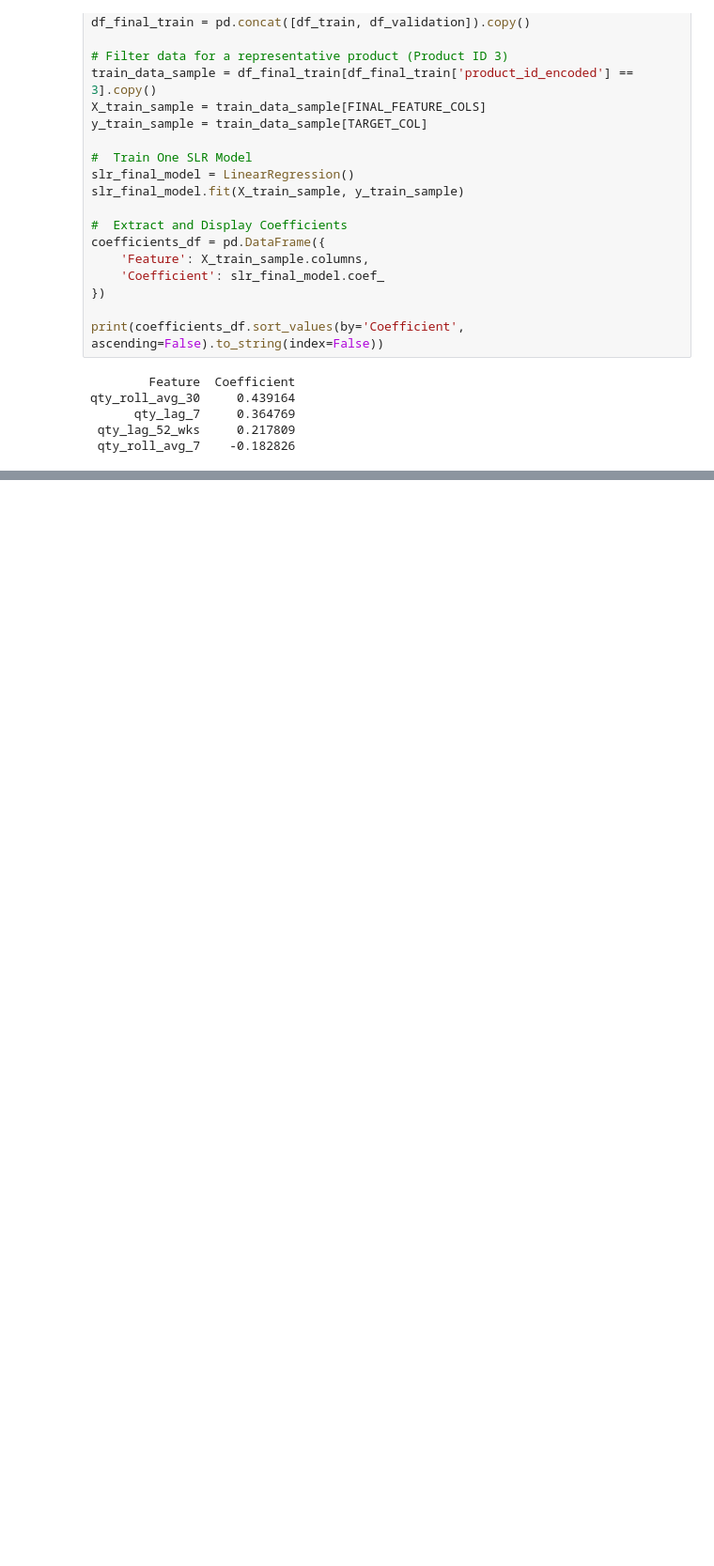
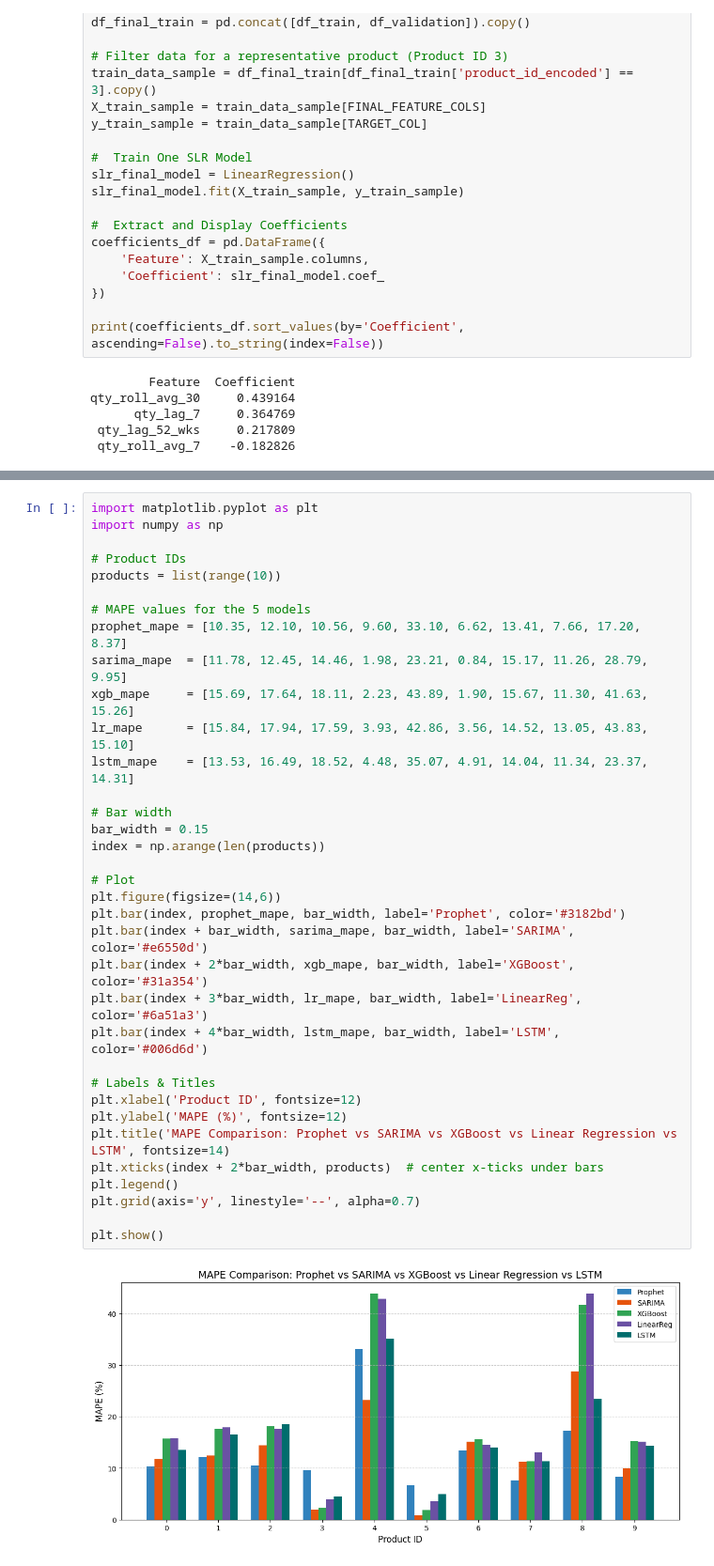
Before and after one commit to ShashwatBansal14/Inventory_forecast_model, a Jupyter notebook: 02_EDA_Feature_eng.ipynb, the cells around one changed output, grey strips where cells are left out. Shown at 94% size. Drawn from its saved outputs; the diff is of its cells as text; blank space fills up the shorter version.

Commit message:
Model selection done

```diff
--- a/02_EDA_Feature_eng.ipynb
+++ b/02_EDA_Feature_eng.ipynb
@@ -524,0 +815,37 @@ qty_roll_avg_30     0.439164
+# %%
+import matplotlib.pyplot as plt
+import numpy as np
+
+# Product IDs
+products = list(range(10))
+
+# MAPE values for the 5 models
+prophet_mape = [10.35, 12.10, 10.56, 9.60, 33.10, 6.62, 13.41, 7.66, 17.20, 8.37]
+sarima_mape  = [11.78, 12.45, 14.46, 1.98, 23.21, 0.84, 15.17, 11.26, 28.79, 9.95]
+xgb_mape     = [15.69, 17.64, 18.11, 2.23, 43.89, 1.90, 15.67, 11.30, 41.63, 15.26]
+lr_mape      = [15.84, 17.94, 17.59, 3.93, 42.86, 3.56, 14.52, 13.05, 43.83, 15.10]
+lstm_mape    = [13.53, 16.49, 18.52, 4.48, 35.07, 4.91, 14.04, 11.34, 23.37, 14.31]
+
+# Bar width
+bar_width = 0.15
+index = np.arange(len(products))
+
+# Plot
+plt.figure(figsize=(14,6))
+plt.bar(index, prophet_mape, bar_width, label='Prophet', color='#3182bd')
+plt.bar(index + bar_width, sarima_mape, bar_width, label='SARIMA', color='#e6550d')
+plt.bar(index + 2*bar_width, xgb_mape, bar_width, label='XGBoost', color='#31a354')
+plt.bar(index + 3*bar_width, lr_mape, bar_width, label='LinearReg', color='#6a51a3')
+plt.bar(index + 4*bar_width, lstm_mape, bar_width, label='LSTM', color='#006d6d')
+
+# Labels & Titles
+plt.xlabel('Product ID', fontsize=12)
+plt.ylabel('MAPE (%)', fontsize=12)
+plt.title('MAPE Comparison: Prophet vs SARIMA vs XGBoost vs Linear Regression vs LSTM', fontsize=14)
+plt.xticks(index + 2*bar_width, products)  # center x-ticks under bars
+plt.legend()
+plt.grid(axis='y', linestyle='--', alpha=0.7)
+
+plt.show()
+# %% [output]
+[figure, added]
```
Also changed, not shown: parts of 4 cells of this notebook, 1 other file.
